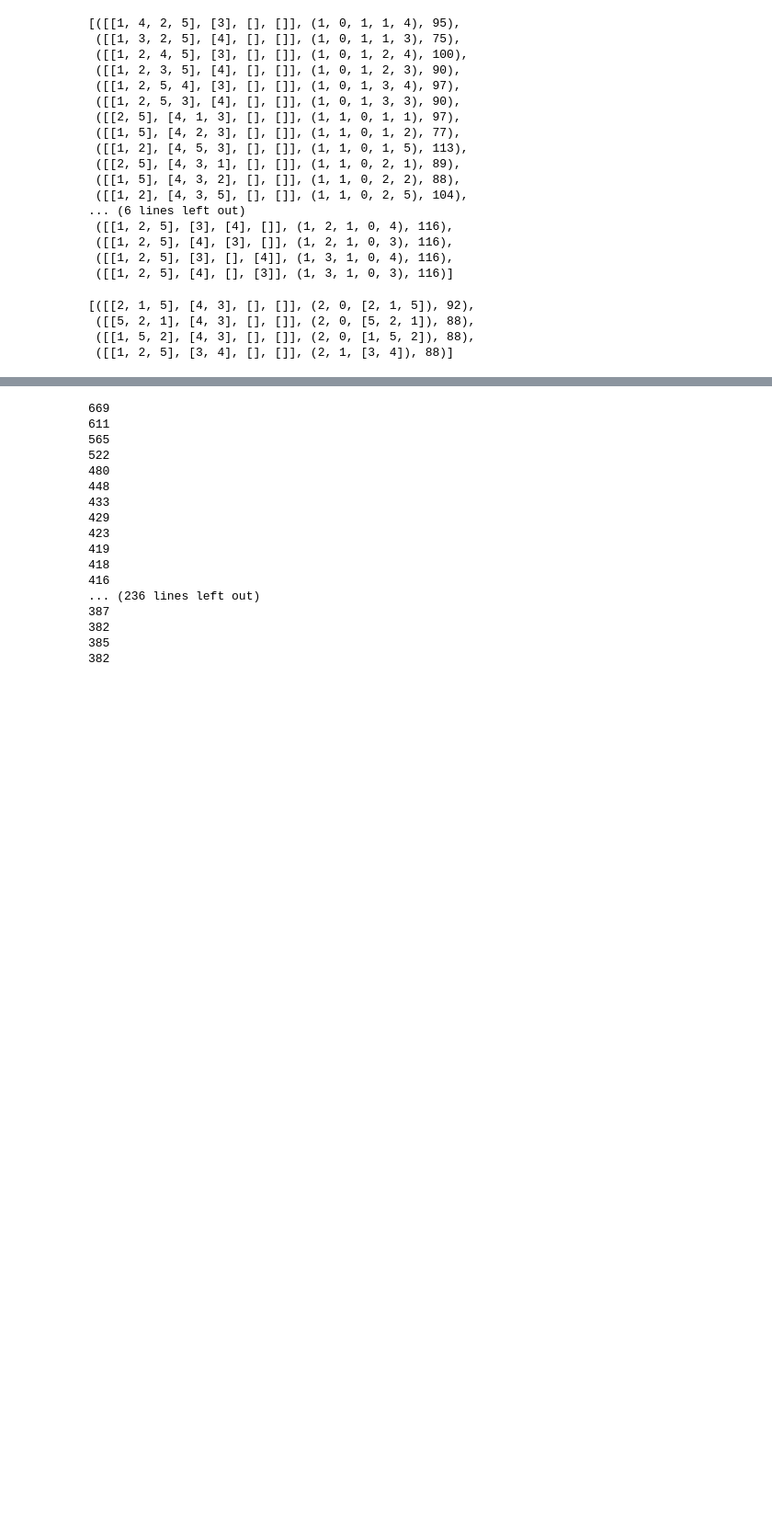
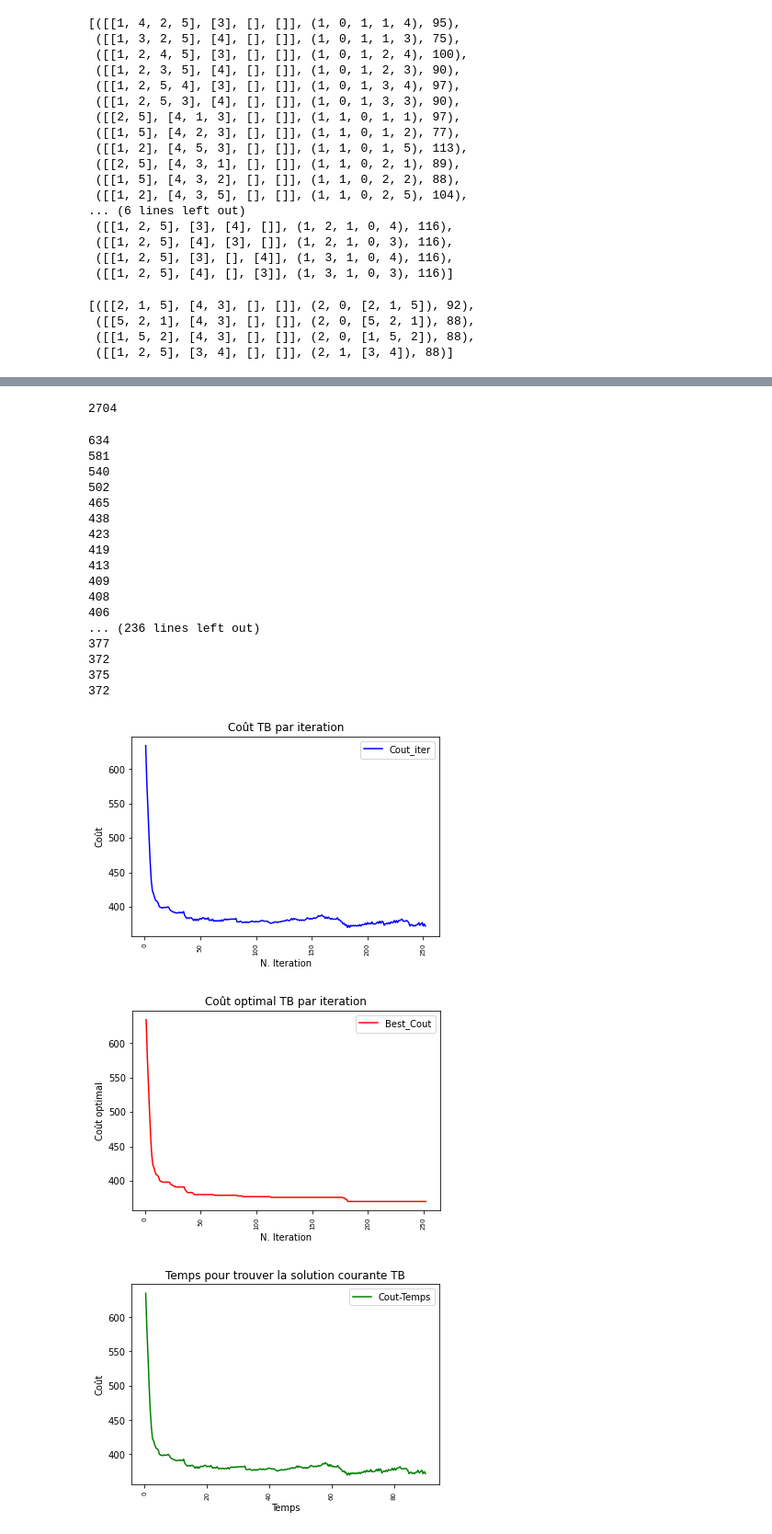
Before and after one commit to cedced19/ICO-fil-rouge, a Jupyter notebook: tabou/first-try.ipynb, the cells around one changed output, grey strips where cells are left out. Shown at 92% size. Saved outputs shown, nothing was run; the diff lists cells and outputs as text; code cells hidden in the pictures; blank space fills up the shorter version.

```diff
--- a/tabou/first-try.ipynb
+++ b/tabou/first-try.ipynb
@@ -463,24 +542,31 @@ matrice_example2 =  np.matrix([
      10, 10, 11, 11, 10, 11, 7, 14, 11, 21, 11, 11, 0, 14, 8, 11, 9, 12, 15, 14, 0, 6],
     [100, 31, 21, 14, 24, 19, 11, 16, 21, 20, 14, 17, 31, 13, 11, 21, 11, 10, 7, 11, 21, 11, 9, 27, 8, 12, 14, 22, 12,
      8, 12, 11, 19, 12, 9, 7, 14, 11, 15, 24, 27, 12, 0, 11, 10, 21, 22, 12, 10, 7, 6, 0]])
+# %%
+print(matrice_example2.size)
+# %% [output]
+2704
 # %%
 sol_example = [[3, 1, 8, 5, 7, 12, 10, 13, 42], [22, 2, 15, 11, 49, 16, 17, 39, 28, 29, 27, 33, 36, 38, 34, 23, 20, 21, 19, 26, 41, 32, 45, 14, 4, 6, 30, 35, 47, 43, 9, 40, 24, 50, 25, 51], [37], [48], [18], [31], [44], [46]]
-tabu(sol_example, matrice_example2, 100, 3, 10)
+tabu(sol_example, matrice_example2, 100, 3, 5)
 # %% [output]
-669
-611
-565
-522
-480
-448
-433
-429
+634
+581
+540
+502
+465
+438
 423
 419
-418
-416
+413
+409
+408
+406
 ... (236 lines left out)
-387
-382
-385
-382
+377
+372
+375
+372
+[figure, added]
+[figure, added]
+[figure, added]
```
Also changed, not shown: parts of 5 cells of this notebook, 1 other file.
